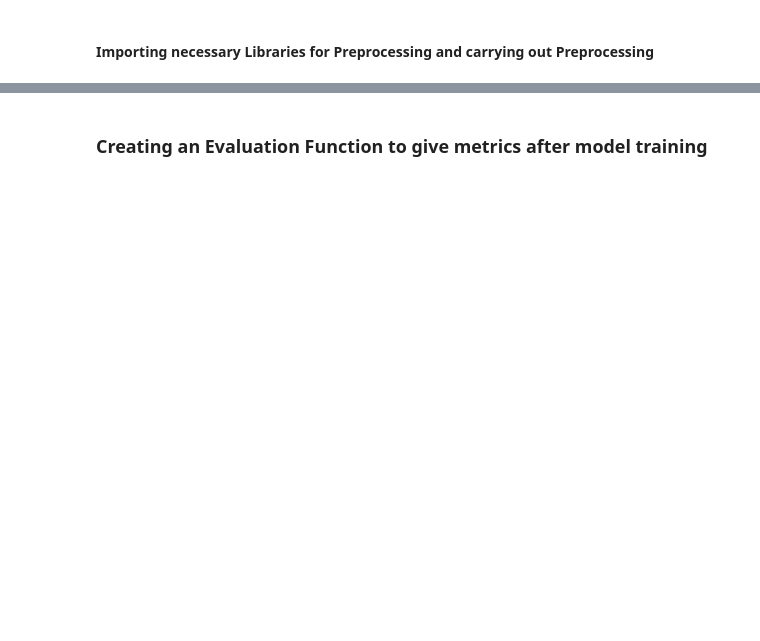
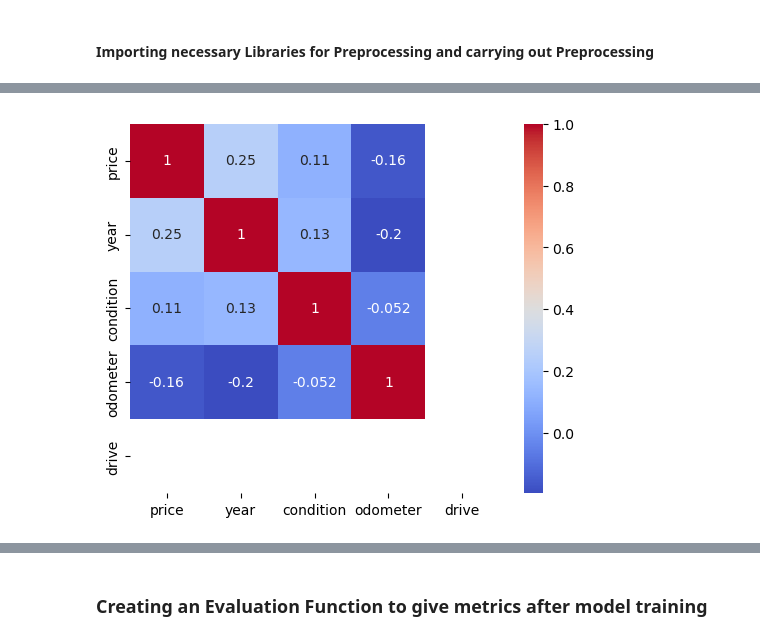
Before and after one commit to goodnessohi/carpricepred, a Jupyter notebook: notebook/model_training.ipynb, the cells around one changed output, grey strips where cells are left out. Saved outputs shown, nothing was run; the diff lists cells and outputs as text; code cells hidden in the pictures; blank space fills up the shorter version.

```diff
--- a/notebook/model_training.ipynb
+++ b/notebook/model_training.ipynb
@@ -210,8 +149,7 @@ df['odometer'] = pd.to_numeric(df['odometer'], errors='coerce')
 df['condition'] = pd.to_numeric(df['condition'], errors='coerce')
 df['drive'] = pd.to_numeric(df['drive'], errors='coerce')
 
-df['manufacturer'] = pd.to_numeric(df['model'], errors='coerce').astype(str)
-df['model'] = pd.to_numeric(df['model'], errors='coerce').astype(str)
+
 df['cylinders'] = pd.to_numeric(df['cylinders'], errors='coerce').astype(str)
 df['fuel'] = pd.to_numeric(df['fuel'], errors='coerce').astype(str)
 df['transmission'] = pd.to_numeric(df['transmission'], errors='coerce').astype(str)
@@ -247,0 +211,6 @@ X = preprocessor.fit_transform(X)
+# %%
+numerical_cols = df.select_dtypes(include=['int64', 'float64']).columns
+sns.heatmap(df[numerical_cols].corr(), annot=True, cmap='coolwarm', square=True)
+plt.show()
+# %% [output]
+[figure, added]
```
Also changed, not shown: parts of 26 cells of this notebook, 5 other files.
